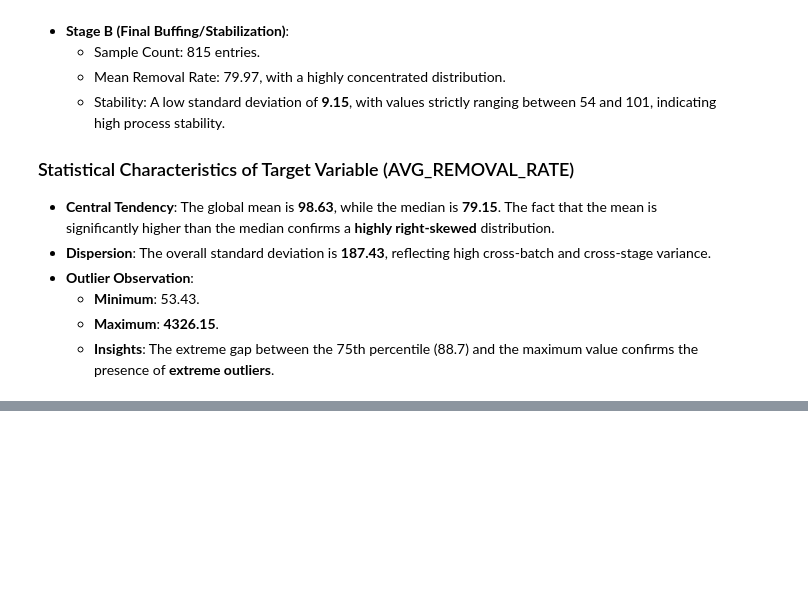
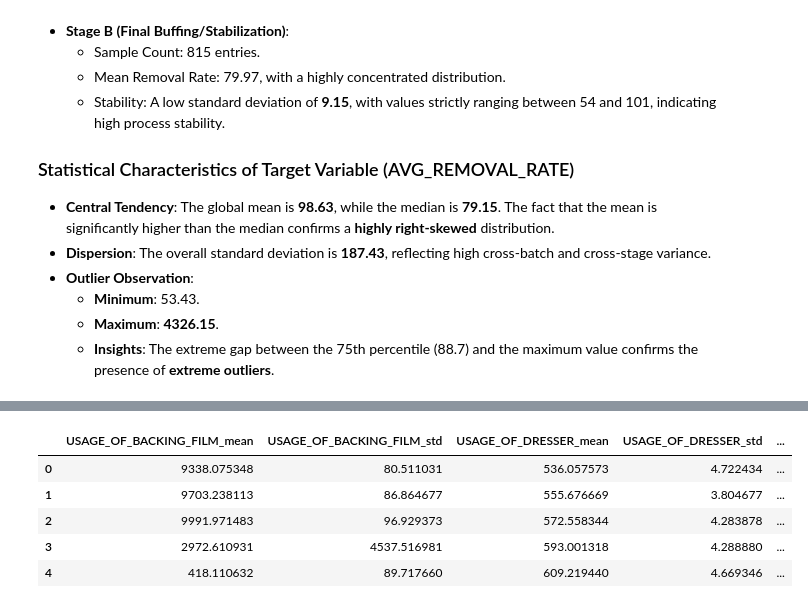
Before and after one commit to XuanWeiWang-999/1142MDS_Project_313652018_Xuan-Wei-Wang, a Jupyter notebook: Assignment02/Assignmnet 02.ipynb, the cells around one changed output, grey strips where cells are left out. Saved outputs shown, nothing was run; the diff lists cells and outputs as text; code cells hidden in the pictures; blank space fills up the shorter version.

```diff
--- a/Assignment02/Assignmnet 02.ipynb
+++ b/Assignment02/Assignmnet 02.ipynb
@@ -559,0 +562,90 @@ The analysis reveals significant physical and performance differences between th
+# %%
+import pandas as pd
+import glob
+import os
+
+# ==========================================
+# 1. 設定路徑 (請確認標籤檔也在這個 base_path 或修改路徑)
+# ==========================================
+base_path = r"C:\Users\user\OneDrive - 國立陽明交通大學\桌面\001__1142碩士生存指南\536907_製造數據科學_洪佑鑫\1142MDS_Project_313652018_Xuan-Wei-Wang\Assignment02\2016 PHM Data Challenge\2016 PHM DATA CHALLENGE CMP DATA SET\CMP-data"
+training_data_path = os.path.join(base_path, "training")
+label_file = os.path.join(base_path, "CMP-training-removalrate.csv")
+
+# 獲取所有感測器 CSV 檔案
+file_list = glob.glob(os.path.join(training_data_path, "*.csv"))
+print(f"Find {len(file_list)} sensor files, about to aggregate...")
+
+# ==========================================
+# 2. 邊讀邊算的聚合邏輯 (節省算力/記憶體)
+# ==========================================
+summary_list = []
+
+for i, file in enumerate(file_list):
+    # 讀取單一晶圓感測數據
+    temp_df = pd.read_csv(file)
+
+    if temp_df.empty:
+        print(f">>>>>> ERROR: Empty file {os.path.basename(file)}")
+        continue
+    try:
+        # 提取 ID 資訊 (從第一筆讀取即可)
+        wafer_id = str(temp_df['WAFER_ID'].iloc[0]) # 強制轉字串，避免長數字變科學記號
+        stage = temp_df['STAGE'].iloc[0]
+        chamber = temp_df['CHAMBER'].iloc[0]
+
+        # 挑選感測器數值欄位進行計算 (剔除 ID、STAGE、CHAMBER、TIMESTAMP)
+        # 這裡會保留所有 Sensor 欄位
+        features_only = temp_df.drop(columns=['WAFER_ID', 'STAGE', 'CHAMBER', 'TIMESTAMP', 'MACHINE_ID', 'MACHINE_DATA'], errors='ignore')
+
+        # 計算平均值 (Mean) 與 標準差 (Std)
+        stats = features_only.agg(['mean', 'std'])
+
+        # 將統計結果拉平 (Flatten) 變成一橫列
+        # 欄位會變成：USAGE_OF_BACKING_FILM_mean, USAGE_OF_BACKING_FILM_std ...
+        row_stats = stats.unstack().to_frame().T
+        row_stats.columns = [f'{col[0]}_{col[1]}' for col in row_stats.columns]
+
+        # 補回這片晶圓的身分證
+        row_stats['WAFER_ID'] = wafer_id
+        row_stats['STAGE'] = stage
+        row_stats['CHAMBER'] = chamber
+
+        summary_list.append(row_stats)
+    except Exception as e:
+        print(f">>>>>> ERROR: File {os.path.basename(file)} is invalid: {str(e)}")
+        continue
+
+    if (i+1) % 50 == 0:
+        print(f"====== PROGRESS: Processed {i+1} files...")
+
+# 合併所有晶圓的統計特徵
+df_features = pd.concat(summary_list, ignore_index=True)
+
+# ==========================================
+# 3. 讀取標籤檔並合併
+# ==========================================
+print("\n Aggregating labels...")
+labels = pd.read_csv(label_file)
+
+# 關鍵步驟：確保兩邊的 Key 型態完全一致
+df_features['WAFER_ID'] = df_features['WAFER_ID'].astype(str)
+df_features['STAGE'] = df_features['STAGE'].astype(str)
+labels['WAFER_ID'] = labels['WAFER_ID'].astype(str)
+labels['STAGE'] = labels['STAGE'].astype(str)
+
+# 進行 Inner Join 合併
+df_final = pd.merge(df_features, labels, on=['WAFER_ID', 'STAGE'], how='inner')
+
+# ==========================================
+# 4. 輸出結果檢查
+# ==========================================
+if df_final.empty:
+    print(">>>>> ERROR: No matching records found after merging features and labels. Please check the keys and data integrity.")
+else:
+    print("===>>>>> SUCCESS: Data aggregation complete!<<<<<<===")
+    print(f"Final feature matrix shape: {df_final.shape}")
+    print(f"Target variable (AVG_REMOVAL_RATE) mean: {df_final['AVG_REMOVAL_RATE'].mean():.2f}")
+
+# 顯示前五筆
+df_final.head()
+# %% [output]
@@ -559,0 +662,6 @@ The analysis reveals significant physical and performance differences between th
+|  | USAGE_OF_BACKING_FILM_mean | USAGE_OF_BACKING_FILM_std | USAGE_OF_DRESSER_mean | USAGE_OF_DRESSER_std | ... |
+| 0 | 9338.075348 | 80.511031 | 536.057573 | 4.722434 | ... |
+| 1 | 9703.238113 | 86.864677 | 555.676669 | 3.804677 | ... |
+| 2 | 9991.971483 | 96.929373 | 572.558344 | 4.283878 | ... |
+| 3 | 2972.610931 | 4537.516981 | 593.001318 | 4.288880 | ... |
+| 4 | 418.110632 | 89.717660 | 609.219440 | 4.669346 | ... |
```
Also changed, not shown: parts of 4 cells of this notebook, 3 other files.
